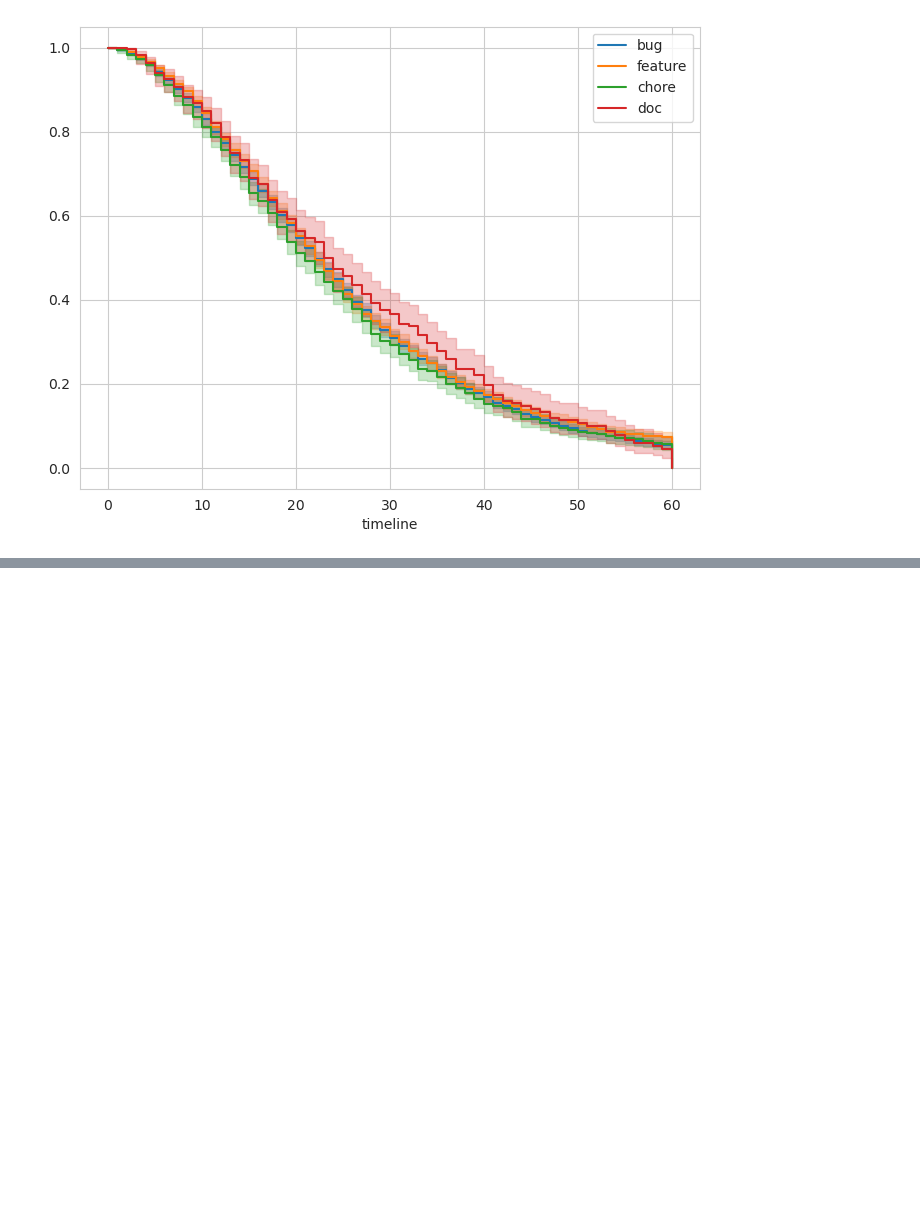
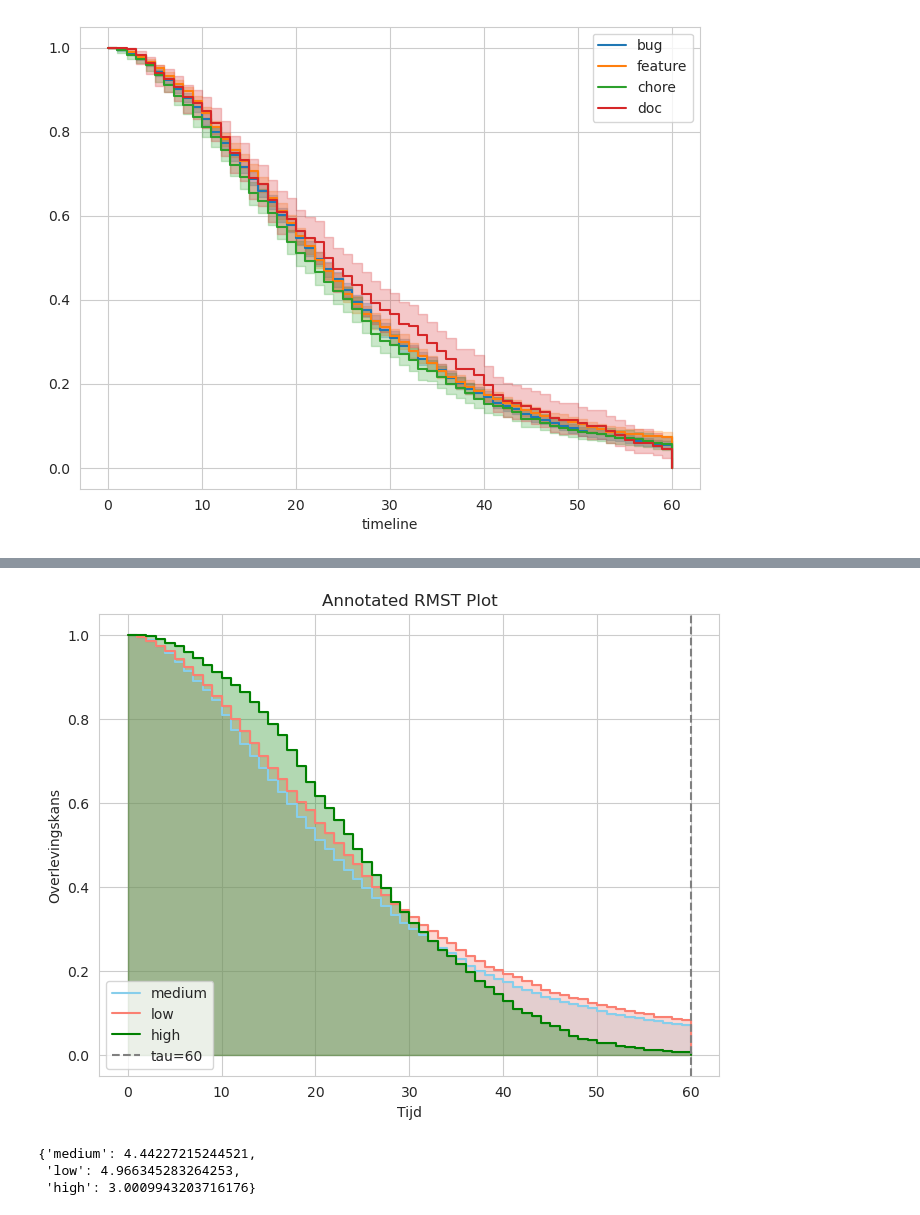
Before and after one commit to YaikavdK/Stat_practicum_1, a Jupyter notebook: opdracht 3b.ipynb, the cells around one changed output, grey strips where cells are left out. Cells and saved outputs as stored; diff of their text form; code cells hidden in the pictures; blank space fills up the shorter version.

```diff
--- a/opdracht 3b.ipynb
+++ b/opdracht 3b.ipynb
@@ -256,0 +310,8 @@ plt.show()
+# %%
+for level in df['type'].unique():
+    mask = df_ibs['type'] == level
+    print(level, rmst(
+        df_ibs.loc[mask, 'Survival_time'],
+        df_ibs.loc[mask, 'Event'],
+        tau
+    ))
@@ -256,0 +323,11 @@ plt.show()
+# %%
+for exp in df['experience_cat'].unique():
+    for pr in df_ibs['priority'].unique():
+        mask = (df_ibs['experience_cat'] == exp) & (df_ibs['priority'] == pr)
+        if mask.sum() > 50:  # voorkom kleine groepen
+            value = rmst(
+                df_ibs.loc[mask, 'Survival_time'],
+                df_ibs.loc[mask, 'Event'],
+                tau
+            )
+            print(exp, pr, round(value, 2))
@@ -256,0 +344,36 @@ plt.show()
+# %%
+import matplotlib.pyplot as plt
+from lifelines import KaplanMeierFitter
+import numpy as np
+
+groups = df_ibs['experience_cat'].unique()
+colors = ['skyblue', 'salmon', 'green']
+
+plt.figure(figsize=(8,6))
+
+for i, group in enumerate(groups):
+    mask = df_ibs['experience_cat'] == group
+    kmf = KaplanMeierFitter()
+    kmf.fit(df_ibs.loc[mask, 'Survival_time'], event_observed=df_ibs.loc[mask, 'Event'])
+
+    # Plot de curve
+    kmf.plot_survival_function(ci_show=False, color=colors[i], label=f"{group}")
+
+    # Alleen waarden t <= tau
+    times = kmf.survival_function_.index.values
+    surv_probs = kmf.survival_function_['KM_estimate'].values
+    times = times[times <= tau]
+    surv_probs = surv_probs[:len(times)]
+
+    # Vul onder de curve tot tau
+    plt.fill_between(times, surv_probs, step="post", color=colors[i], alpha=0.3)
+
+# Optionele verticale lijn bij tau
+plt.axvline(x=tau, color='gray', linestyle='--', label=f'tau={tau}')
+plt.xlabel('Tijd')
+plt.ylabel('Overlevingskans')
+plt.title('Annotated RMST Plot')
+plt.legend()
+plt.show()
+# %% [output]
+[figure, added]
@@ -256,0 +408,17 @@ plt.show()
+# %%
+rmst_30_60 = {}
+
+for level in df_ibs['experience_cat'].unique():
+    mask = df['experience_cat'] == level
+    rmst_30_60[level] = rmst_interval(
+        df_ibs.loc[mask, 'Survival_time'],
+        df_ibs.loc[mask, 'Event'],
+        start=30,
+        end=60
+    )
+
+rmst_30_60
+# %% [output]
+{'medium': 4.44227215244521,
+ 'low': 4.966345283264253,
+ 'high': 3.0009943203716176}
```
Also changed, not shown: parts of 13 cells of this notebook.
